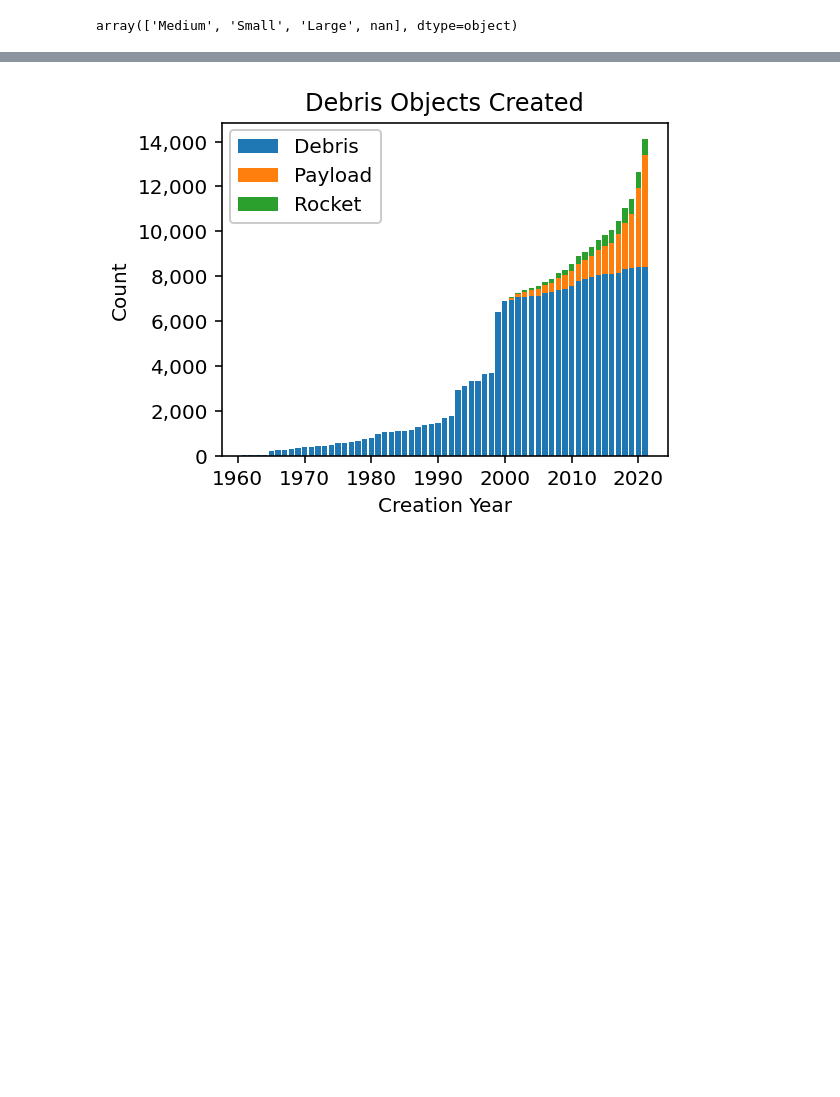
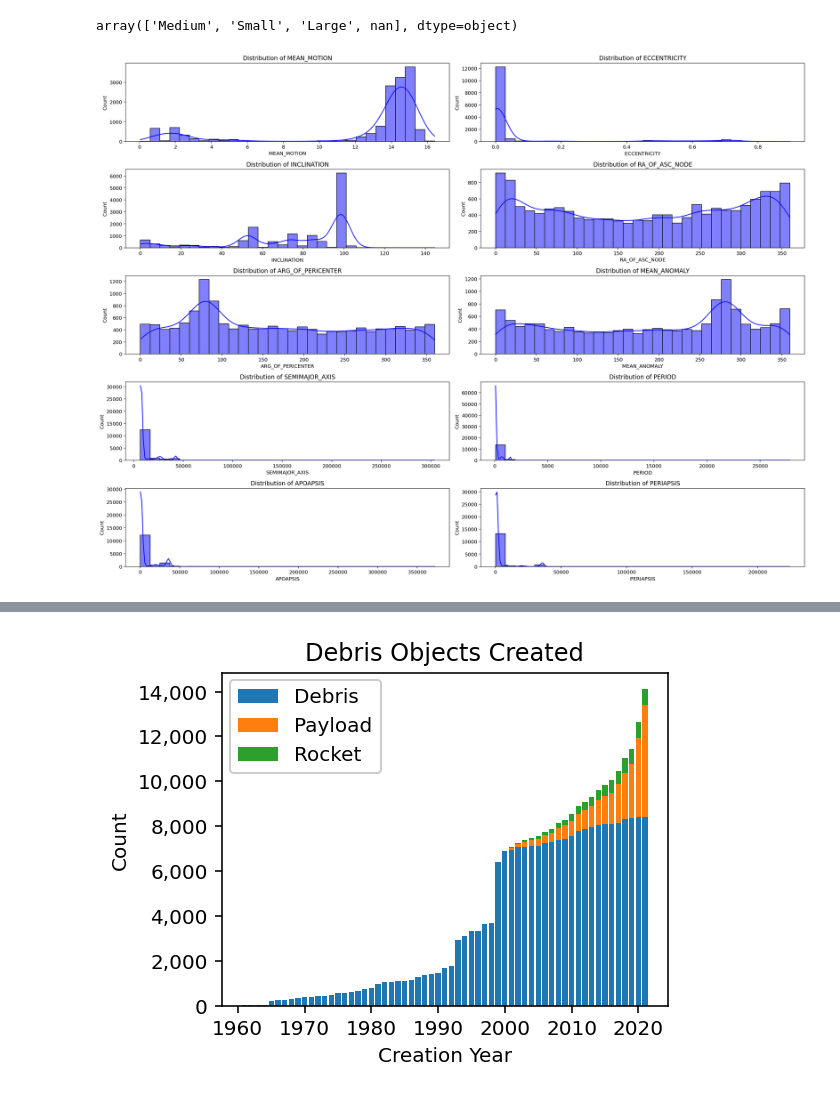
Before and after one commit to Eric-Baldwin/Orbital_Debris_Categorization_and_Analysis, a Jupyter notebook: notebooks/EDA.ipynb, the cells around one changed output, grey strips where cells are left out. Drawn from its saved outputs; the diff is of its cells as text; code cells hidden in the pictures; blank space fills up the shorter version.

```diff
--- a/notebooks/EDA.ipynb
+++ b/notebooks/EDA.ipynb
@@ -111,3 +111,28 @@ df['PERIOD_HOURS'] = df['PERIOD'] / 60
 # %%
  # Create new column for the (maximum) altitude above Earth surface (Earth radius ~ 6371km)
 df['ALTITUDE_MI'] = (df['SEMIMAJOR_AXIS'] - 6371) * 0.6213
+# %%
+# Columns related to orbital mechanics
+orbital_columns = [
+    'MEAN_MOTION', 'ECCENTRICITY', 'INCLINATION', 'RA_OF_ASC_NODE',
+    'ARG_OF_PERICENTER', 'MEAN_ANOMALY', 'SEMIMAJOR_AXIS', 'PERIOD', 'APOAPSIS', 'PERIAPSIS'
+]
+
+# Plotting the distributions of these columns
+plt.figure(figsize=(20, 15))
+
+for i, col in enumerate(orbital_columns, 1):
+    plt.subplot(5, 2, i)
+    sns.histplot(df[col].dropna(), kde=True, bins=30, color='blue')
+    plt.title(f'Distribution of {col}')
+    plt.xlabel(col)
+    plt.ylabel('Count')
+
+plt.tight_layout()
+plt.show()
+
+# Display summary statistics for these columns
+orbital_summary = df[orbital_columns].describe()
+orbital_summary
+# %% [output]
+[figure, added]
```
Also changed, not shown: parts of 1 cell of this notebook, 13 other files.
